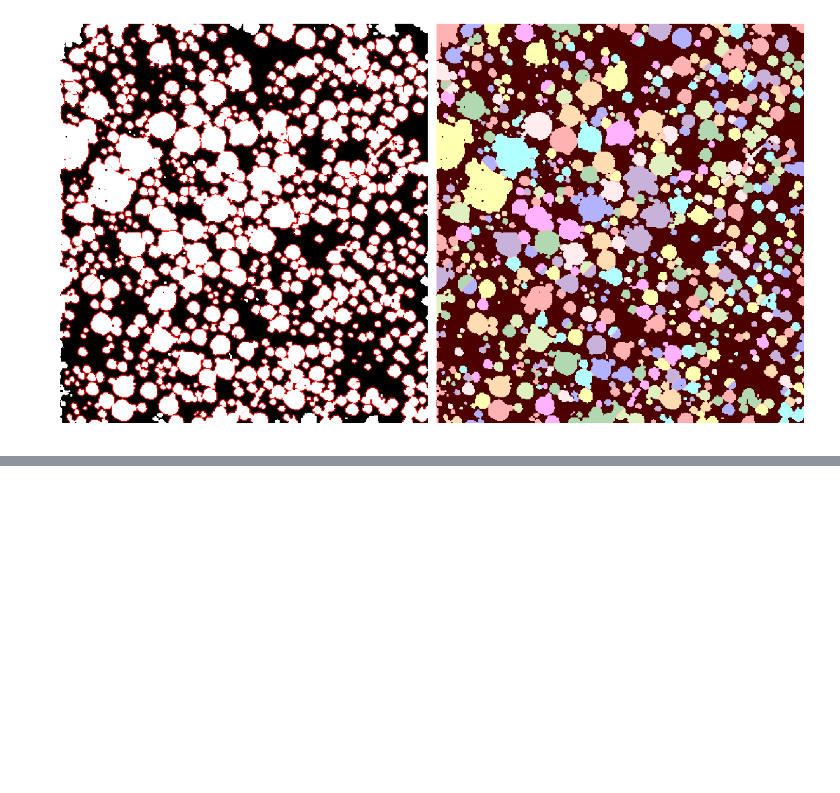
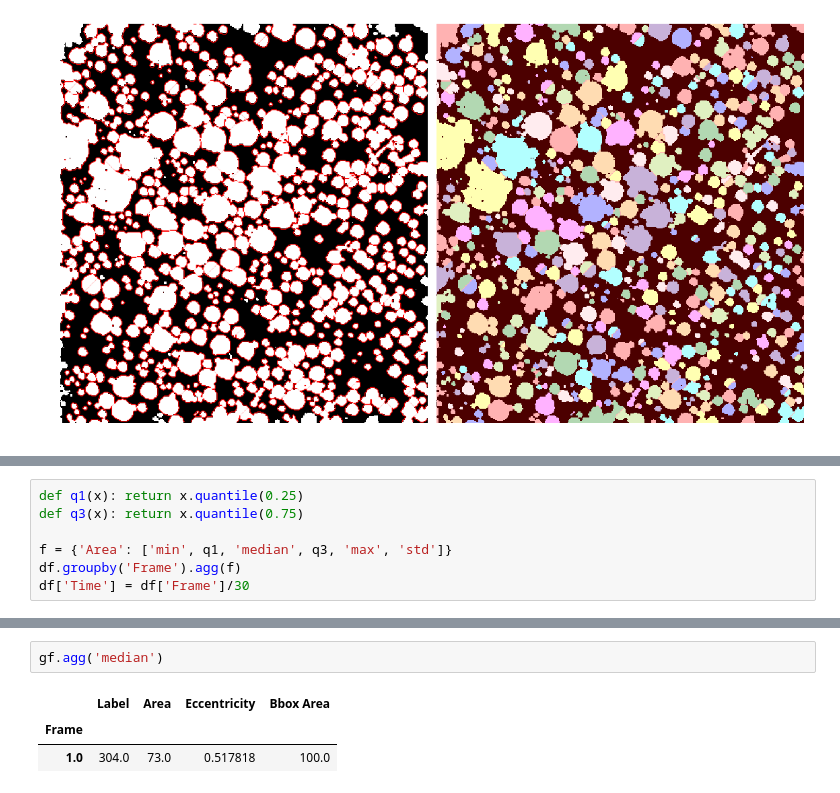
Before and after one commit to hlgirard/xptools, a Jupyter notebook: analysis-notebooks/Watershed_Segmentation.ipynb, the cells around one changed output, grey strips where cells are left out. Cells and saved outputs as stored; diff of their text form; blank space fills up the shorter version.

```diff
--- a/analysis-notebooks/Watershed_Segmentation.ipynb
+++ b/analysis-notebooks/Watershed_Segmentation.ipynb
@@ -171,0 +173,7 @@ FigureWidget({
+# %%
+def q1(x): return x.quantile(0.25)
+def q3(x): return x.quantile(0.75)
+
+f = {'Area': ['min', q1, 'median', q3, 'max', 'std']}
+df.groupby('Frame').agg(f)
+df['Time'] = df['Frame']/30
@@ -171,0 +236,6 @@ FigureWidget({
+# %%
+gf.agg('median')
+# %% [output]
+|  | Label | Area | Eccentricity | Bbox Area |
+| Frame |  |  |  |  |
+| 1.0 | 304.0 | 73.0 | 0.517818 | 100.0 |
```
Also changed, not shown: parts of 5 cells of this notebook, 1 other file.
